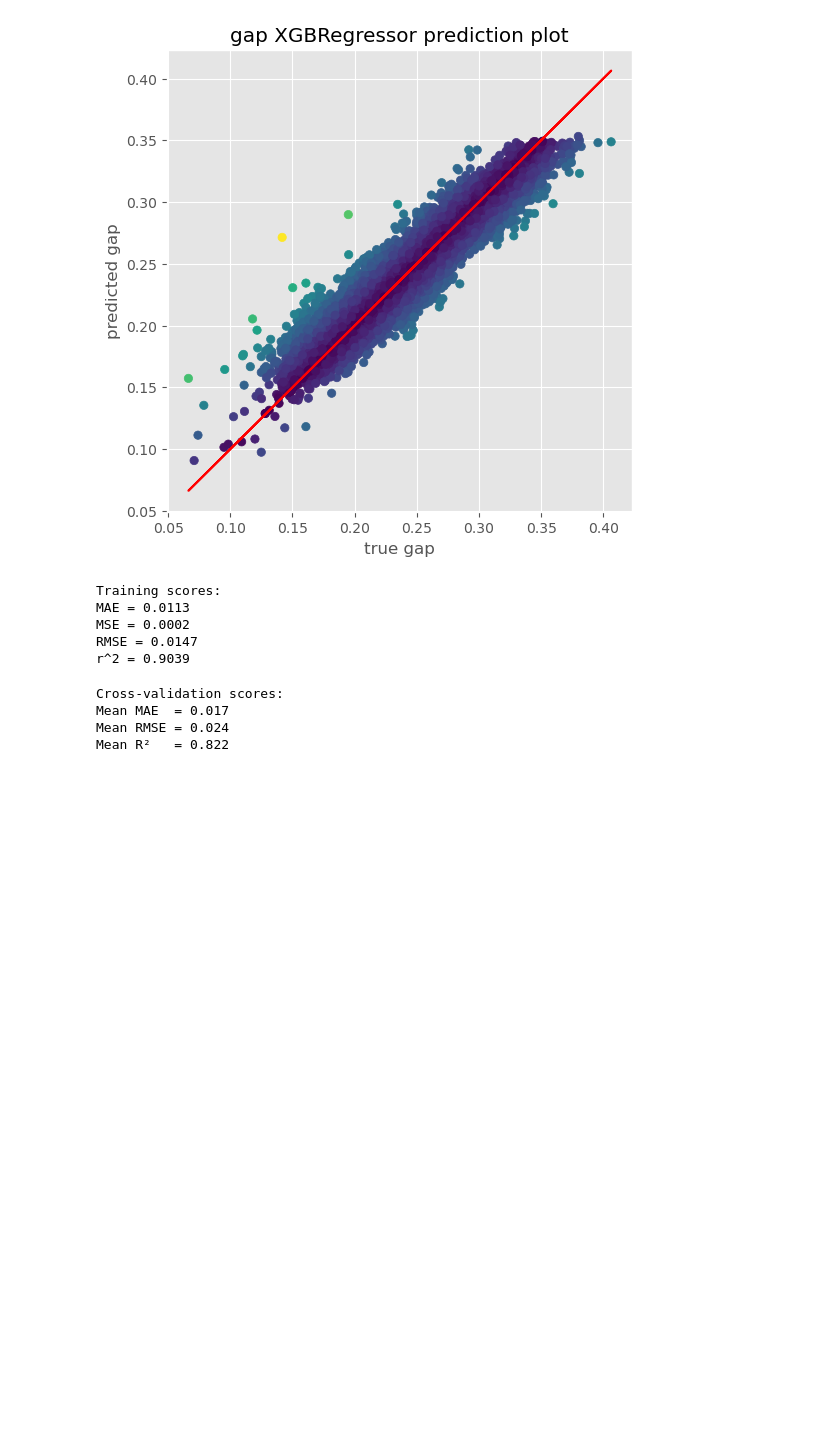
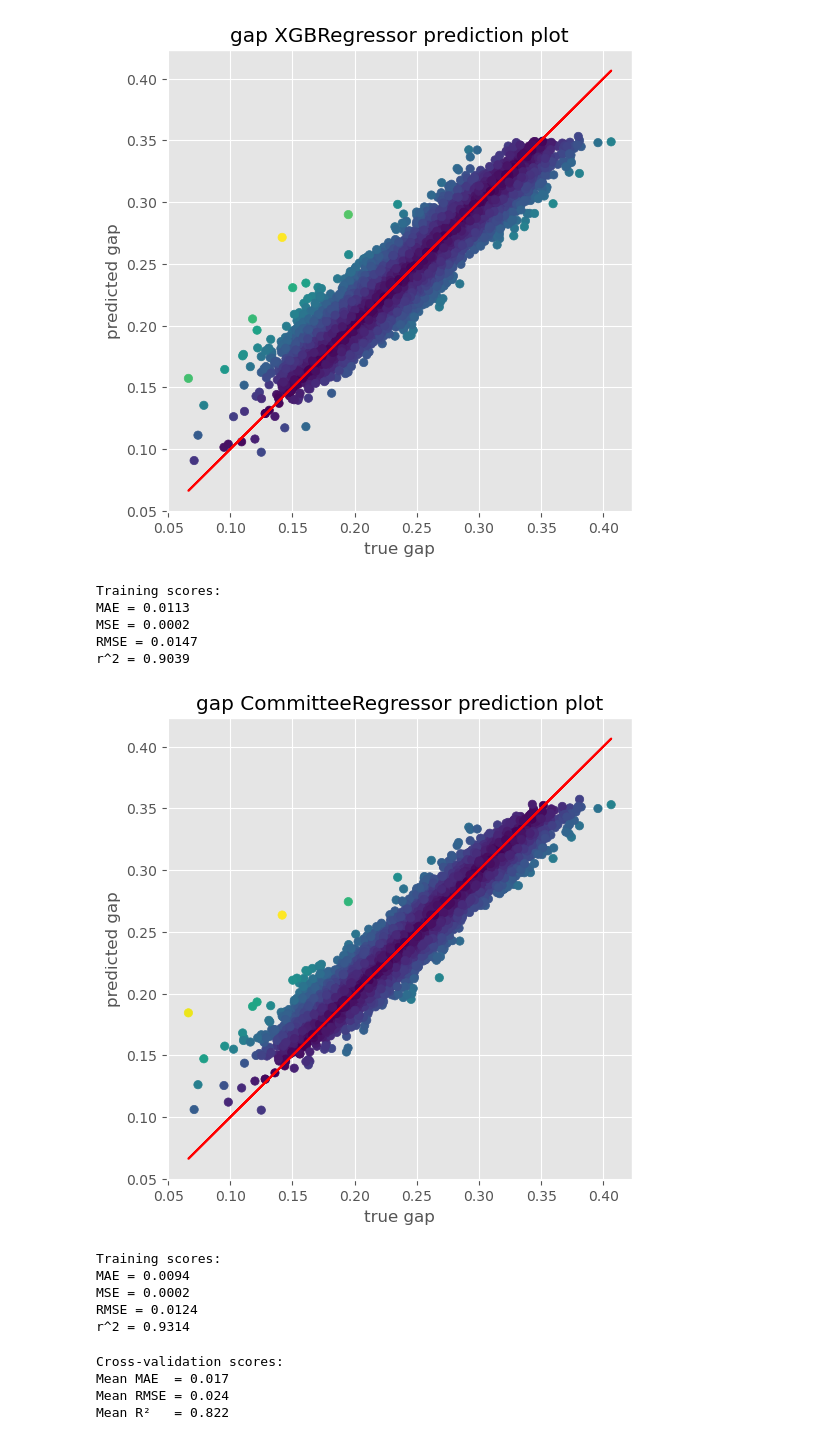
Before and after one commit to minhnghian03/property-prediction-al, a Jupyter notebook: ml/qm9_ml.ipynb, the cells around one changed output. Saved outputs shown, nothing was run; the diff lists cells and outputs as text; code cells hidden in the pictures; blank space fills up the shorter version.

```diff
--- a/ml/qm9_ml.ipynb
+++ b/ml/qm9_ml.ipynb
@@ -650,6 +660,7 @@ committee = committee_model(models, X_train, y_train)
 rf = joblib.load('models/rf/qm9/rf_gap_qm9.pkl')
 kr = joblib.load('models/kr/qm9/kr_gap_qm9.pkl')
 xgb= joblib.load('models/xgb/qm9/xgb_gap_qm9.pkl')
+com= joblib.load('models/com/qm9/com_gap_qm9.pkl')
 # %%
 # Score of the model
 rf_score = {
@@ -723,6 +734,15 @@ MAE = 0.0113
 MSE = 0.0002
 RMSE = 0.0147
 r^2 = 0.9039
+# %%
+plot_prediction(X_test, y_test, com, model_name='CommitteeRegressor',save='models/com/qm9/com_gap_qm9_plot.pdf')
+# %% [output]
+[figure, added]
+Training scores:
+MAE = 0.0094
+MSE = 0.0002
+RMSE = 0.0124
+r^2 = 0.9314
 # %%
 print_cross_val(X_cv, y_train, rf)
 # %% [output]
```
Also changed, not shown: parts of 53 cells of this notebook, 13 other files.
